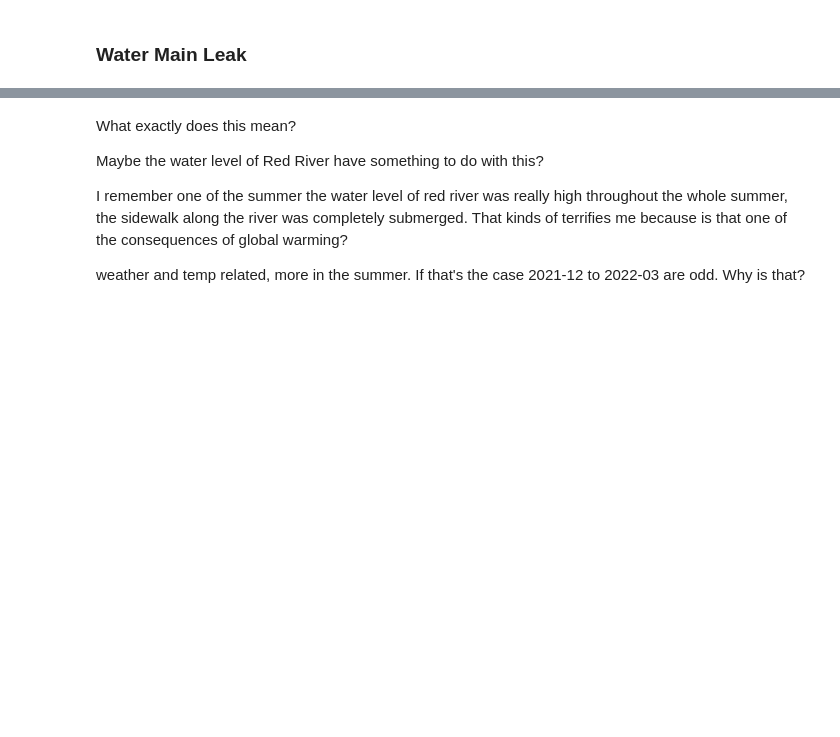
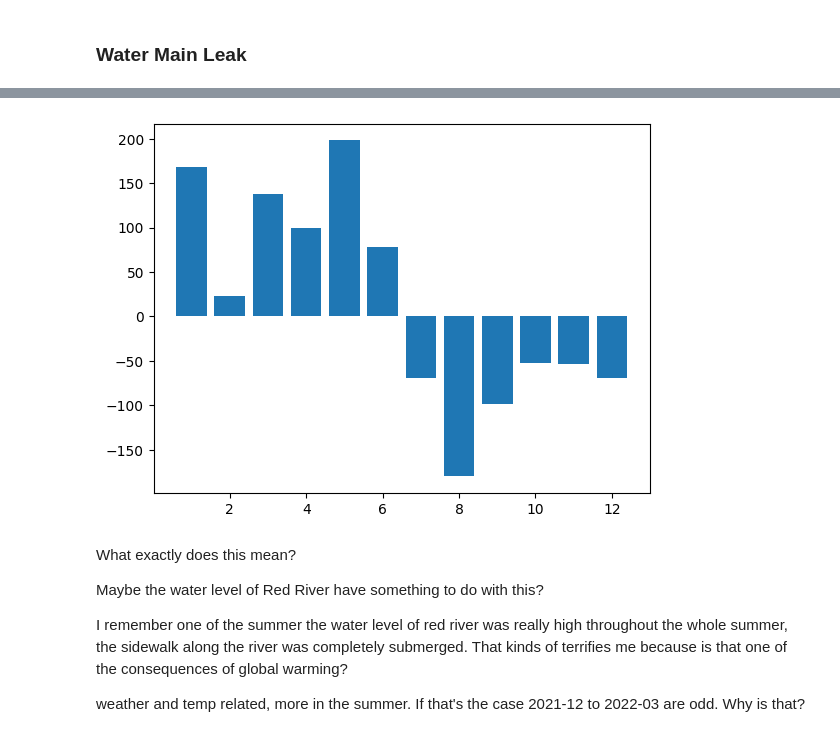
Before and after one commit to tommyvct/winnipeg-311-data-analysis, a Jupyter notebook: temporal.ipynb, the cells around one changed output, grey strips where cells are left out. Cells and saved outputs as stored; diff of their text form; code cells hidden in the pictures; blank space fills up the shorter version.

```diff
--- a/temporal.ipynb
+++ b/temporal.ipynb
@@ -235,3 +303,11 @@ plot_service_by_month(17)
+# %%
+water_main_leak = service_by_month(17)
+y2021 = water_main_leak[0:12].to_numpy()
+y2022 = water_main_leak[12:24].to_numpy()
+plt.bar(range(1, 13), y2022-y2021)
+plt.show()
+# %% [output]
+[figure, added]
 # %% [markdown]
 What exactly does this mean?
 
```
Also changed, not shown: parts of 30 cells of this notebook, 40 other files.
